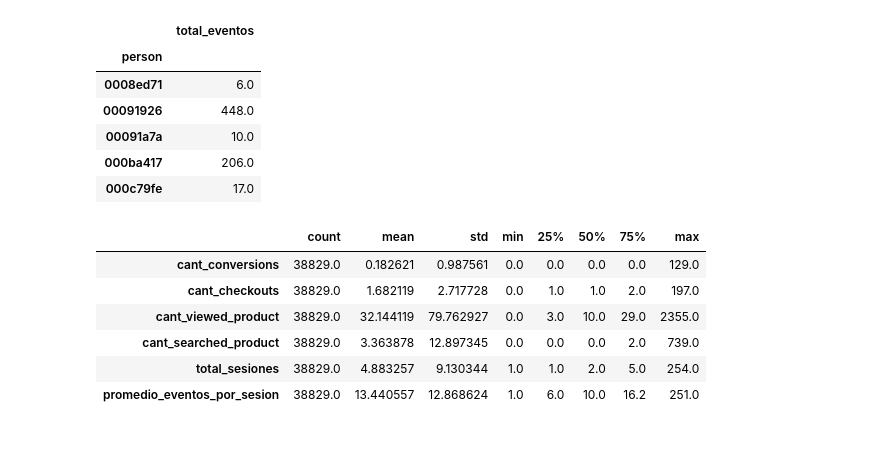
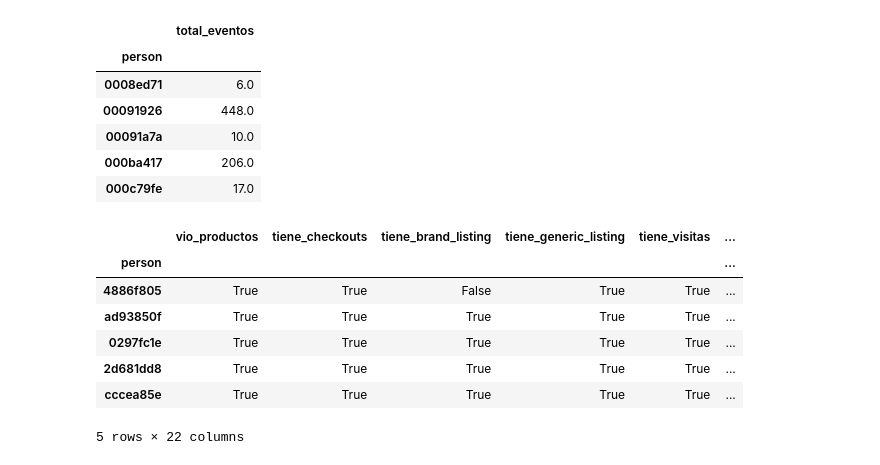
Before and after one commit to ndvazquez/7506-TP2, a Jupyter notebook: ExtraccionDeFeaturesBasicos.ipynb, the cells around one changed output. Drawn from its saved outputs; the diff is of its cells as text; code cells hidden in the pictures.

```diff
--- a/ExtraccionDeFeaturesBasicos.ipynb
+++ b/ExtraccionDeFeaturesBasicos.ipynb
@@ -118,15 +164,16 @@ promedio_eventos_sesion['promedio_eventos_por_sesion'] = promedio_eventos_sesion
 user_features = user_features.join(promedio_eventos_sesion[['total_sesiones', 'promedio_eventos_por_sesion']])
 # %%
 user_features.fillna(0, inplace=True)
-# %%
-user_features.describe().T
-# %% [output]
-|  | count | mean | std | min | 25% | 50% | 75% | max |
-| cant_conversions | 38829.0 | 0.182621 | 0.987561 | 0.0 | 0.0 | 0.0 | 0.0 | 129.0 |
-| cant_checkouts | 38829.0 | 1.682119 | 2.717728 | 0.0 | 1.0 | 1.0 | 2.0 | 197.0 |
-| cant_viewed_product | 38829.0 | 32.144119 | 79.762927 | 0.0 | 3.0 | 10.0 | 29.0 | 2355.0 |
-| cant_searched_product | 38829.0 | 3.363878 | 12.897345 | 0.0 | 0.0 | 0.0 | 2.0 | 739.0 |
-| total_sesiones | 38829.0 | 4.883257 | 9.130344 | 1.0 | 1.0 | 2.0 | 5.0 | 254.0 |
-| promedio_eventos_por_sesion | 38829.0 | 13.440557 | 12.868624 | 1.0 | 6.0 | 10.0 | 16.2 | 251.0 |
+# %%
+user_features.head()
+# %% [output]
+|  | vio_productos | tiene_checkouts | tiene_brand_listing | tiene_generic_listing | tiene_visitas | ... |
+| person |  |  |  |  |  | ... |
+| 4886f805 | True | True | False | True | True | ... |
+| ad93850f | True | True | True | True | True | ... |
+| 0297fc1e | True | True | True | True | True | ... |
+| 2d681dd8 | True | True | True | True | True | ... |
+| cccea85e | True | True | True | True | True | ... |
+5 rows × 22 columns
 # %%
 user_features.to_csv('data/features_basicas.csv', sep=',')
```
Also changed, not shown: parts of 11 cells of this notebook.
